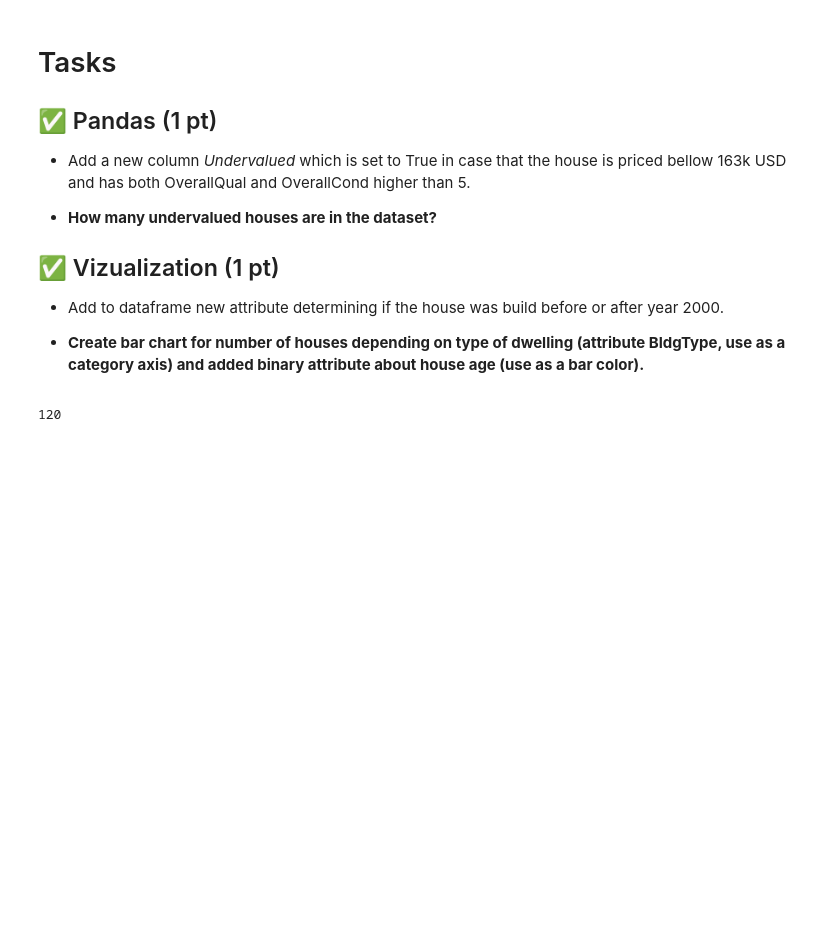
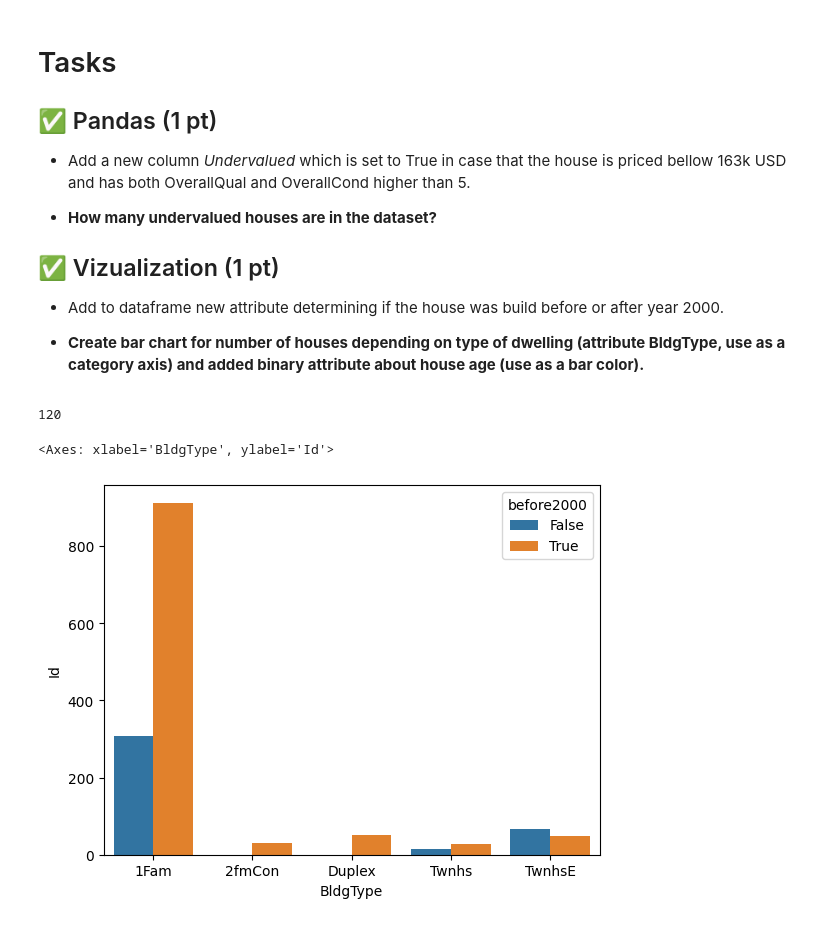
Before and after one commit to patrick11514/VSB, a Jupyter notebook: ZSU/fml_01.ipynb, the cells around one changed output. Drawn from its saved outputs; the diff is of its cells as text; code cells hidden in the pictures; blank space fills up the shorter version.

```diff
--- a/ZSU/fml_01.ipynb
+++ b/ZSU/fml_01.ipynb
@@ -552,0 +551,9 @@ df[""]
+# %%
+df["before2000"] = df.YearBuilt < 2000
+
+bldgType = df.groupby([df.BldgType, "before2000"]).count()
+
+sns.barplot(data=bldgType, x="BldgType", y="Id", hue="before2000")
+# %% [output]
+<Axes: xlabel='BldgType', ylabel='Id'>
+[figure, added]
```
Also changed, not shown: parts of 1 cell of this notebook.
